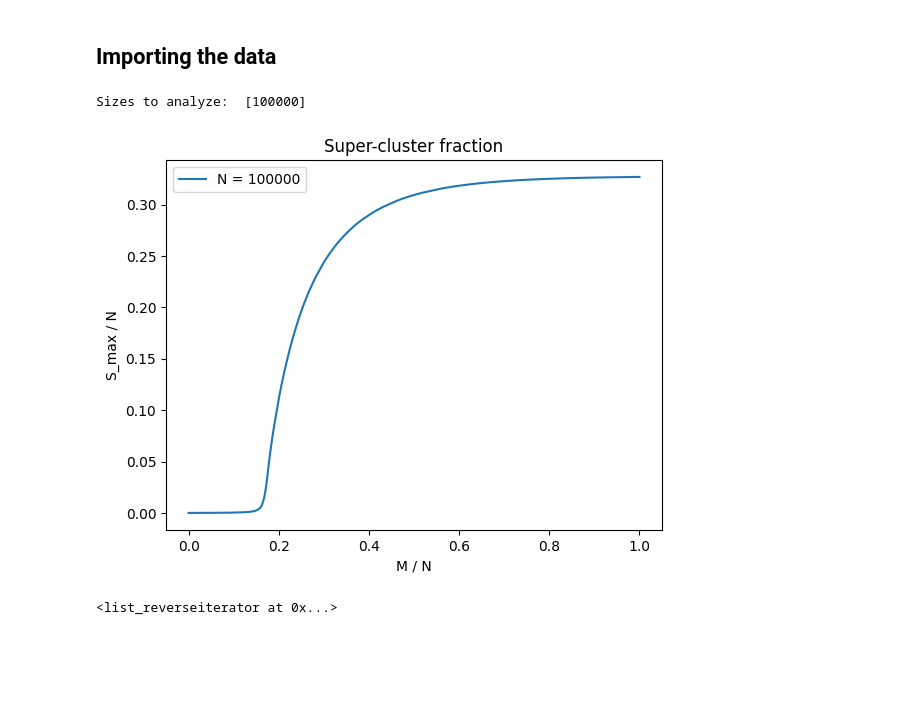
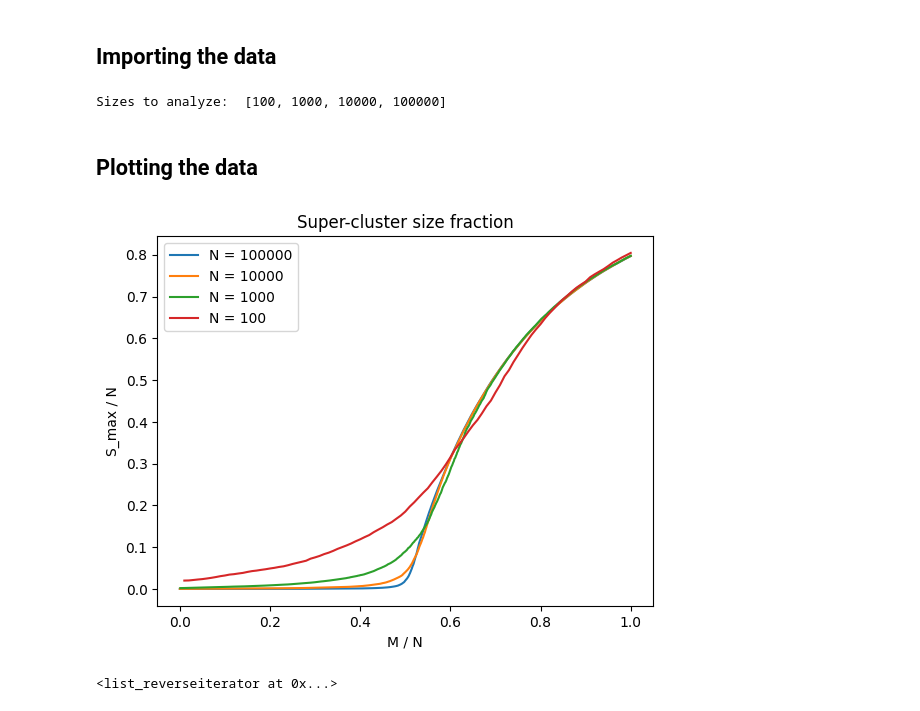
Before and after one commit to frandreoli/random_graph_percolation, a Jupyter notebook: data_analysis.ipynb, the cells around one changed output. Cells and saved outputs as stored; diff of their text form; code cells hidden in the pictures; blank space fills up the shorter version.

```diff
--- a/data_analysis.ipynb
+++ b/data_analysis.ipynb
@@ -8,15 +8,20 @@ import pandas as pd
 import os
 
 graph_sizes = [int(10**pow) for pow in range(2,6)]
-graph_sizes = [100000]
 data_dir = "Data\\"
 # %%
+
+def size_file_extract(current_file):
+    return int(current_file.replace("g_mean_","").replace(".dat",""))
+
 file_names = ["g_mean_"+str(sizes)+".dat" for sizes in graph_sizes]
 file_names = set(file_names) & set(os.listdir(data_dir))
-graph_sizes = sorted([int(current_file.replace("g_mean_","").replace(".dat","")) for current_file in file_names])
+file_names = list(file_names)
+file_names.sort()
+graph_sizes = [size_file_extract(current_file) for current_file in file_names]
 print("Sizes to analyze: ", graph_sizes)
 # %% [output]
-Sizes to analyze:  [100000]
+Sizes to analyze:  [100, 1000, 10000, 100000]
 # %%
 sol_dict=dict({})
 
@@ -29,19 +34,20 @@ for i,current_file in enumerate(file_names):
         print("You got an error when either parsing the data file:", current_file)
         raise(error_here)
     sol_dict[size].columns = [col.replace(" ", "") for col in sol_dict[size].columns]
+# %% [markdown]
+## Plotting the data
 # %%
 for size in reversed(graph_sizes):
     plt.plot(sol_dict[size]['c'], sol_dict[size]['Smax_mean'],label="N = "+str(size));
 
-# Add legend, axis labels, and title if needed
-plt.legend()  # Show the legend
-plt.xlabel("M / N")  # Label for the x-axis
-plt.ylabel("S_max / N")  # Label for the y-axis
-plt.title("Super-cluster fraction")  # Optional title
+plt.legend()
+plt.xlabel("M / N")
+plt.ylabel("S_max / N")
+plt.title("Super-cluster size fraction")
 
 plt.show()
 # %% [output]
-[figure, old version]
+[figure, new version]
 # %%
 # %% [output]
 <list_reverseiterator at 0x...>
```
